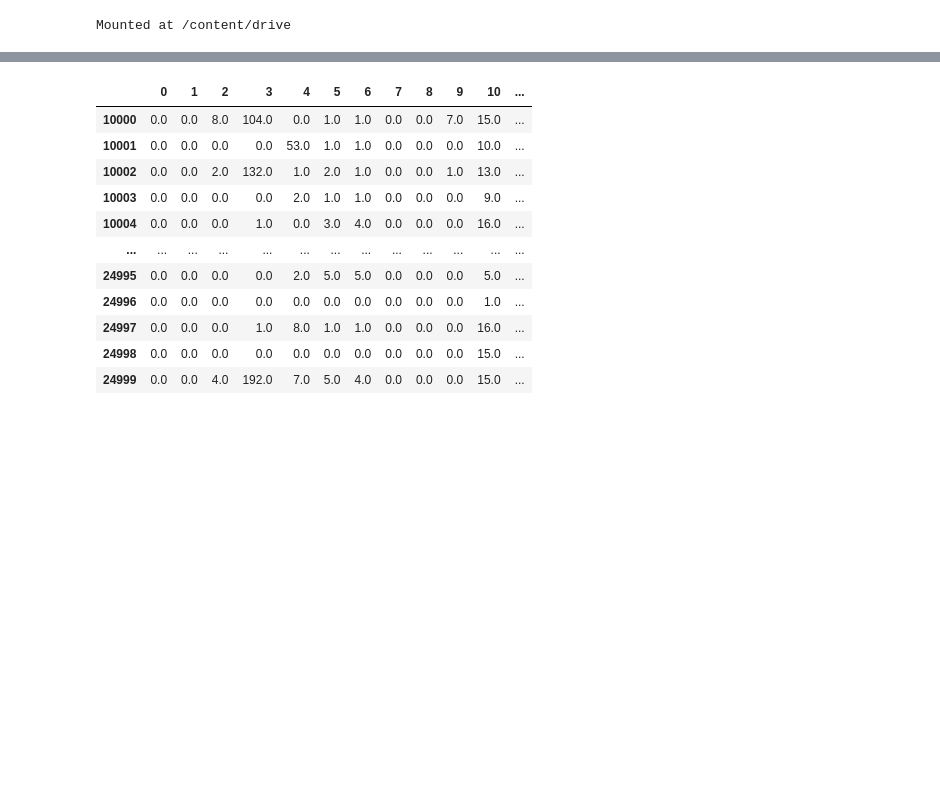
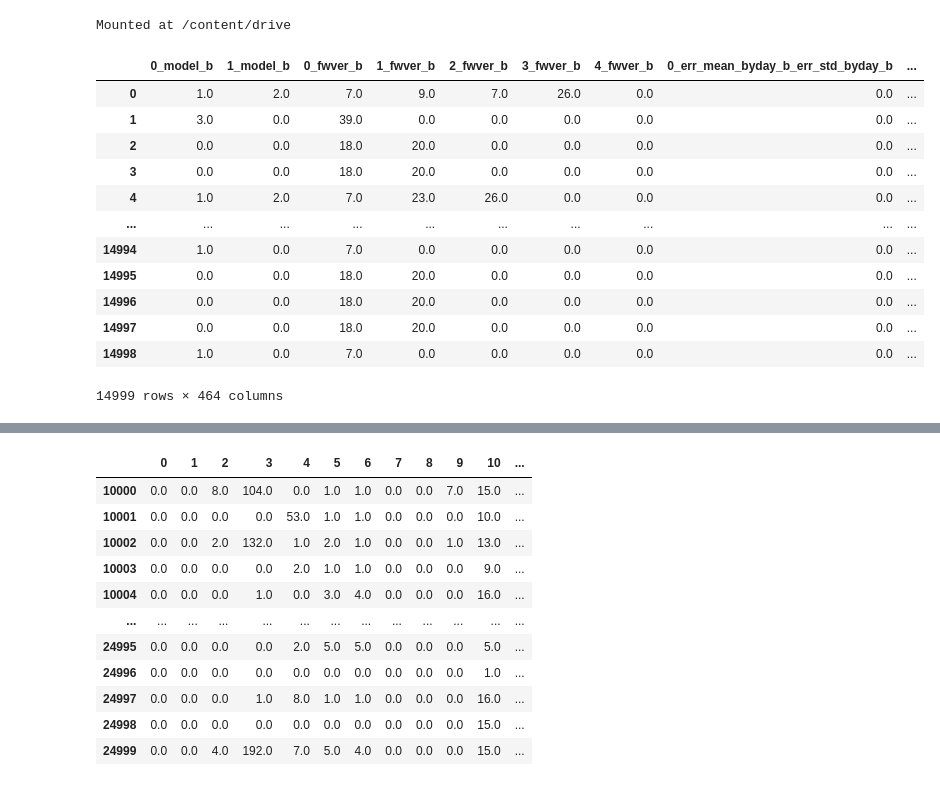
Before and after one commit to chojaeyoon/404, a Jupyter notebook: 식민지/멤제이/Auto_ML_MK5(catbu_tune).ipynb, the cells around one changed output, grey strips where cells are left out. Cells and saved outputs as stored; diff of their text form; code cells hidden in the pictures; blank space fills up the shorter version.

```diff
--- a/식민지/멤제이/Auto_ML_MK5(catbu_tune).ipynb
+++ b/식민지/멤제이/Auto_ML_MK5(catbu_tune).ipynb
@@ -97,0 +101,16 @@ test_bonus = pd.read_csv(path + 'Dacon_bonus_test.csv')
+# %%
+test_bonus
+# %% [output]
+|  | 0_model_b | 1_model_b | 0_fwver_b | 1_fwver_b | 2_fwver_b | 3_fwver_b | 4_fwver_b | 0_err_mean_byday_b_err_std_byday_b | ... |
+| 0 | 1.0 | 2.0 | 7.0 | 9.0 | 7.0 | 26.0 | 0.0 | 0.0 | ... |
+| 1 | 3.0 | 0.0 | 39.0 | 0.0 | 0.0 | 0.0 | 0.0 | 0.0 | ... |
+| 2 | 0.0 | 0.0 | 18.0 | 20.0 | 0.0 | 0.0 | 0.0 | 0.0 | ... |
+| 3 | 0.0 | 0.0 | 18.0 | 20.0 | 0.0 | 0.0 | 0.0 | 0.0 | ... |
+| 4 | 1.0 | 2.0 | 7.0 | 23.0 | 26.0 | 0.0 | 0.0 | 0.0 | ... |
+| ... | ... | ... | ... | ... | ... | ... | ... | ... | ... |
+| 14994 | 1.0 | 0.0 | 7.0 | 0.0 | 0.0 | 0.0 | 0.0 | 0.0 | ... |
+| 14995 | 0.0 | 0.0 | 18.0 | 20.0 | 0.0 | 0.0 | 0.0 | 0.0 | ... |
+| 14996 | 0.0 | 0.0 | 18.0 | 20.0 | 0.0 | 0.0 | 0.0 | 0.0 | ... |
+| 14997 | 0.0 | 0.0 | 18.0 | 20.0 | 0.0 | 0.0 | 0.0 | 0.0 | ... |
+| 14998 | 1.0 | 0.0 | 7.0 | 0.0 | 0.0 | 0.0 | 0.0 | 0.0 | ... |
+14999 rows × 464 columns
```
Also changed, not shown: parts of 35 cells of this notebook.
